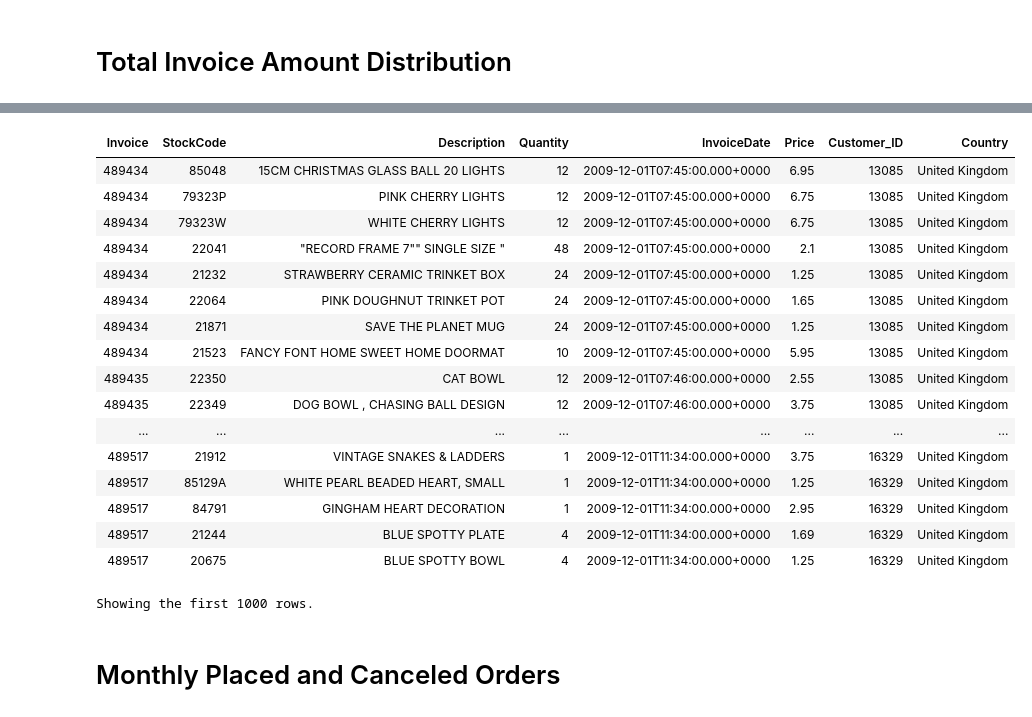
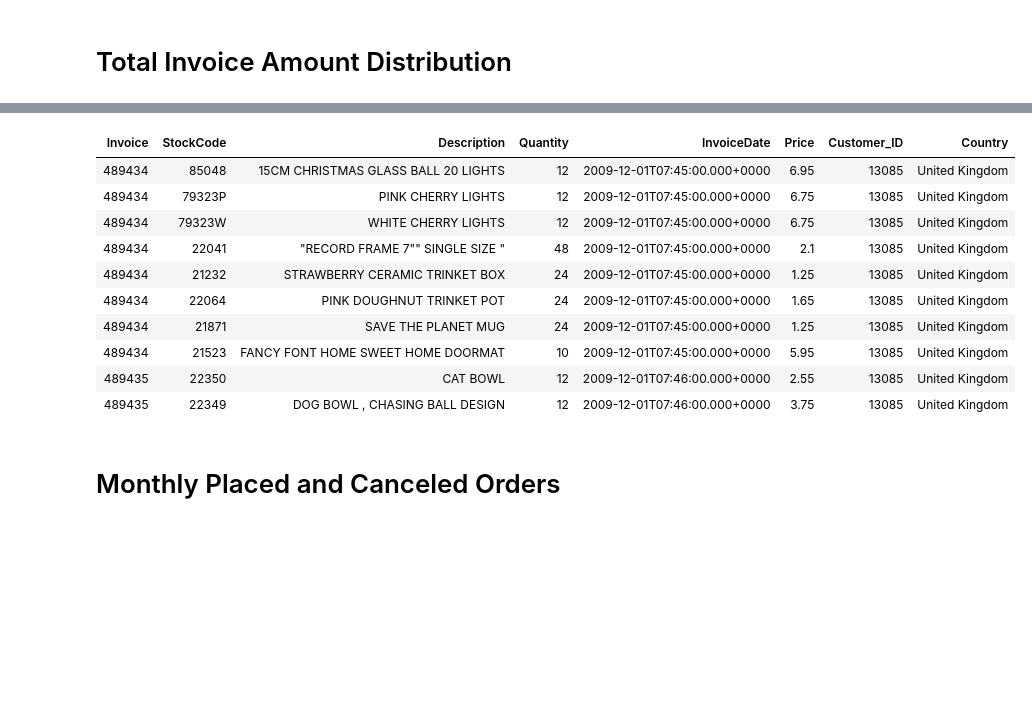
Before and after one commit to jarviscanada/jarvis_data_eng_MinhPhuongly, a Jupyter notebook: spark/notebook/retail_data_wrangling_template.ipynb, the cells around one changed output, grey strips where cells are left out. Saved outputs shown, nothing was run; the diff lists cells and outputs as text; code cells hidden in the pictures; blank space fills up the shorter version.

```diff
--- a/spark/notebook/retail_data_wrangling_template.ipynb
+++ b/spark/notebook/retail_data_wrangling_template.ipynb
@@ -16,30 +16,23 @@ df = spark.sql("SELECT * FROM online_retail_ii_csv")
 # %%
 #Calculate the invoice amount (Invoice column) using SQL
 total_invoice = spark.sql("SELECT invoice, sum(price) FROM online_retail_ii_csv GROUP BY invoice")
 
 #Calculate the invoice amount (Invoice column) using DataFrame APIs
 total_invoice = df.groupby("invoice").sum("price").selectExpr("invoice", "`sum(price)` as Total")
 
-display(df)
+display(df.take(10))
 # %% [output]
 | Invoice | StockCode | Description | Quantity | InvoiceDate | Price | Customer_ID | Country |
 | 489434 | 85048 | 15CM CHRISTMAS GLASS BALL 20 LIGHTS | 12 | 2009-12-01T07:45:00.000+0000 | 6.95 | 13085 | United Kingdom |
 | 489434 | 79323P | PINK CHERRY LIGHTS | 12 | 2009-12-01T07:45:00.000+0000 | 6.75 | 13085 | United Kingdom |
 | 489434 | 79323W | WHITE CHERRY LIGHTS | 12 | 2009-12-01T07:45:00.000+0000 | 6.75 | 13085 | United Kingdom |
 | 489434 | 22041 | "RECORD FRAME 7"" SINGLE SIZE " | 48 | 2009-12-01T07:45:00.000+0000 | 2.1 | 13085 | United Kingdom |
 | 489434 | 21232 | STRAWBERRY CERAMIC TRINKET BOX | 24 | 2009-12-01T07:45:00.000+0000 | 1.25 | 13085 | United Kingdom |
 | 489434 | 22064 | PINK DOUGHNUT TRINKET POT | 24 | 2009-12-01T07:45:00.000+0000 | 1.65 | 13085 | United Kingdom |
 | 489434 | 21871 | SAVE THE PLANET MUG | 24 | 2009-12-01T07:45:00.000+0000 | 1.25 | 13085 | United Kingdom |
 | 489434 | 21523 | FANCY FONT HOME SWEET HOME DOORMAT | 10 | 2009-12-01T07:45:00.000+0000 | 5.95 | 13085 | United Kingdom |
 | 489435 | 22350 | CAT BOWL | 12 | 2009-12-01T07:46:00.000+0000 | 2.55 | 13085 | United Kingdom |
 | 489435 | 22349 | DOG BOWL , CHASING BALL DESIGN | 12 | 2009-12-01T07:46:00.000+0000 | 3.75 | 13085 | United Kingdom |
-| ... | ... | ... | ... | ... | ... | ... | ... |
-| 489517 | 21912 | VINTAGE SNAKES & LADDERS | 1 | 2009-12-01T11:34:00.000+0000 | 3.75 | 16329 | United Kingdom |
-| 489517 | 85129A | WHITE PEARL BEADED HEART, SMALL | 1 | 2009-12-01T11:34:00.000+0000 | 1.25 | 16329 | United Kingdom |
-| 489517 | 84791 | GINGHAM HEART DECORATION | 1 | 2009-12-01T11:34:00.000+0000 | 2.95 | 16329 | United Kingdom |
-| 489517 | 21244 | BLUE SPOTTY PLATE | 4 | 2009-12-01T11:34:00.000+0000 | 1.69 | 16329 | United Kingdom |
-| 489517 | 20675 | BLUE SPOTTY BOWL | 4 | 2009-12-01T11:34:00.000+0000 | 1.25 | 16329 | United Kingdom |
-Showing the first 1000 rows.
 # %% [markdown]
 # Monthly Placed and Canceled Orders
 # %%
```
Also changed, not shown: parts of 1 cell of this notebook, 1 other file.
